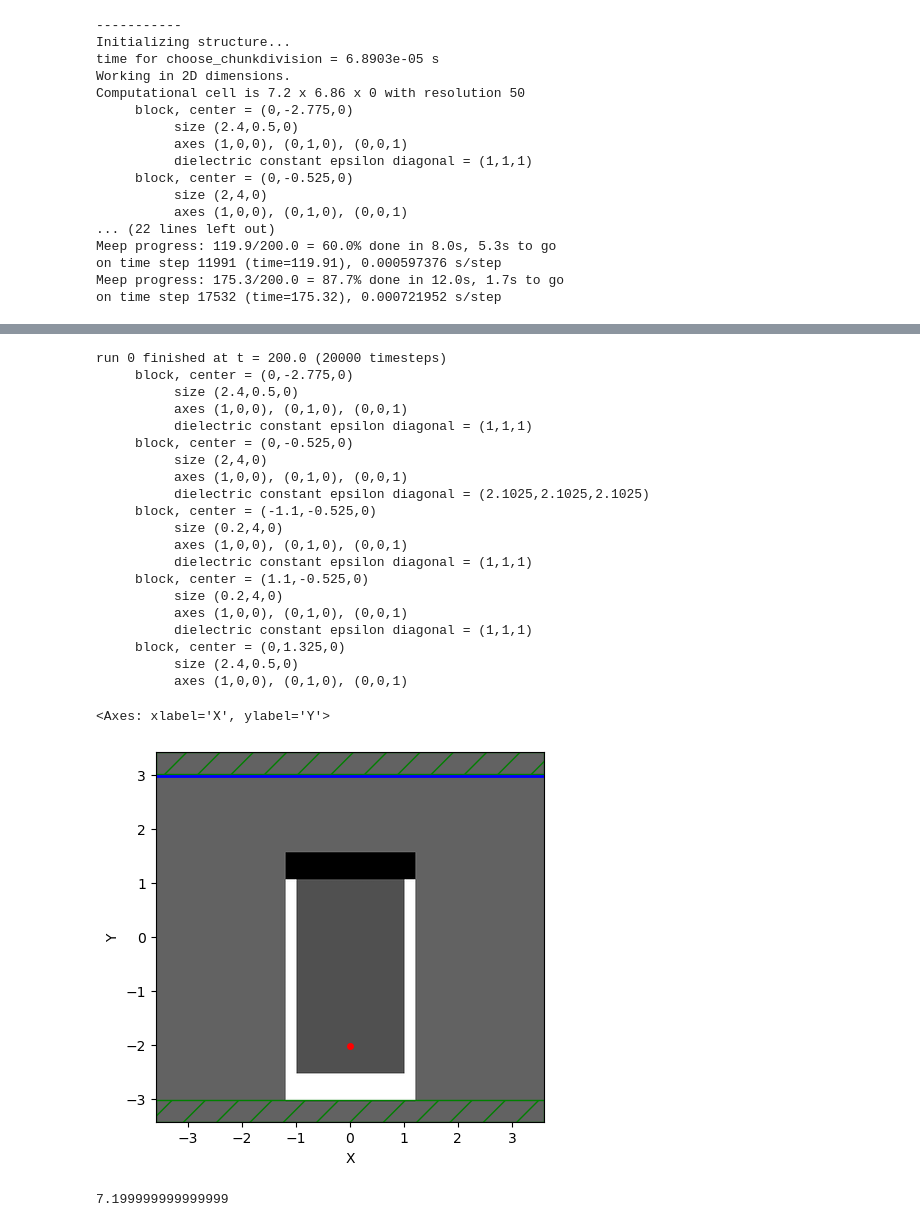
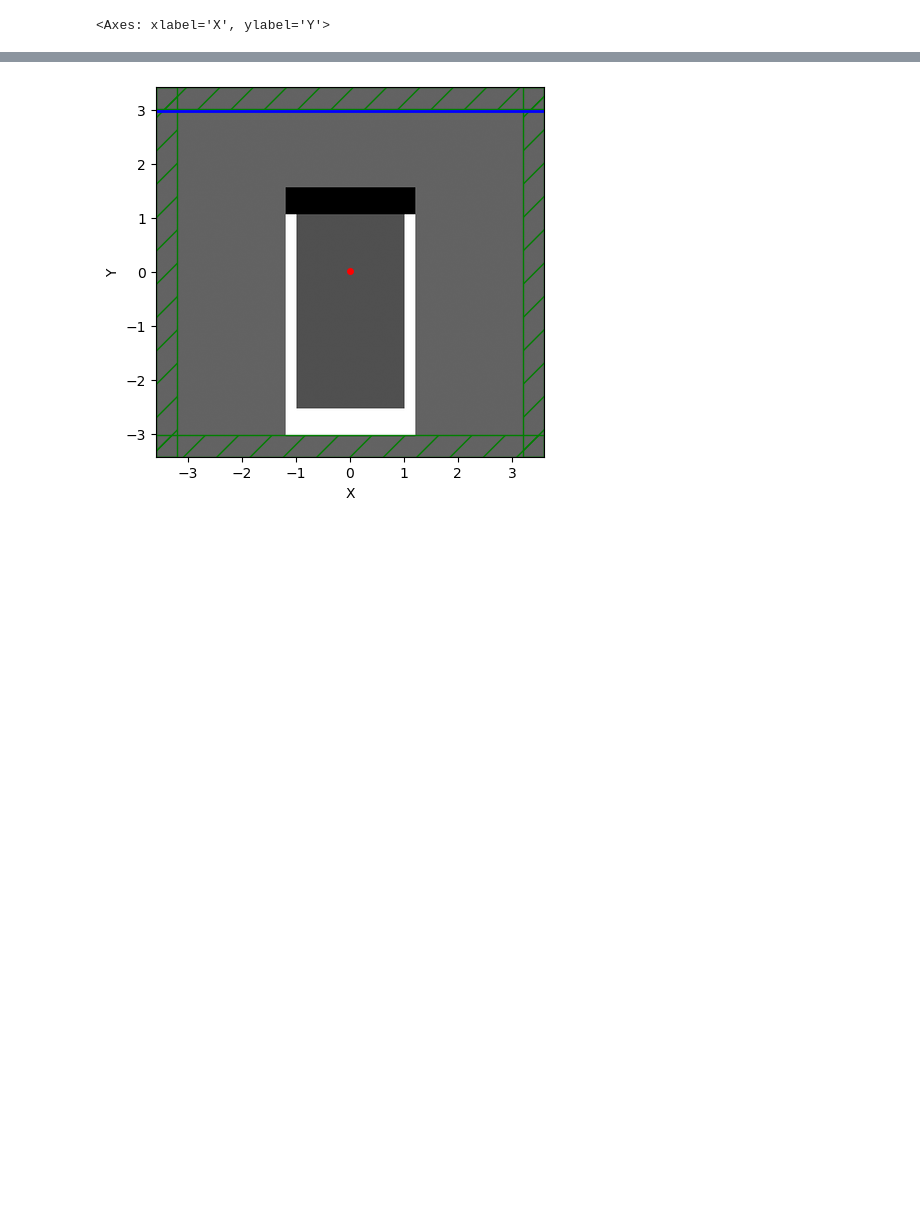
Before and after one commit to M2nion/EIDL, a Jupyter notebook: Tool/Meep/LGD/LGD setup/Mode decomposition/Kyungmin/2025/07/29/Reference data/OLED_Singlelayer_mode_decom.ipynb, the cells around one changed output, grey strips where cells are left out. Drawn from its saved outputs; the diff is of its cells as text; code cells hidden in the pictures; blank space fills up the shorter version.

```diff
--- a/Tool/Meep/LGD/LGD setup/Mode decomposition/Kyungmin/2025/07/29/Reference data/OLED_Singlelayer_mode_decom.ipynb
+++ b/Tool/Meep/LGD/LGD setup/Mode decomposition/Kyungmin/2025/07/29/Reference data/OLED_Singlelayer_mode_decom.ipynb
@@ -61,7 +61,7 @@ center_y_ag = y_bottom + tpml + tag_bot / 2
 center_y_sio2 = y_bottom + tpml + tag_bot + tsio2 / 2
 center_y_design = y_bottom + tpml + tag_bot + tsio2 + design_region_height / 2
 center_y_monitor_position = y_bottom + tpml + tag_bot + tsio2 + design_region_height + monitor_position
-center_y_source_position = y_bottom + tpml + tag_bot + 1 / fcen
+center_y_source_position = y_bottom + tpml + tag_bot + 5 / fcen
 center_Ag_x_position = design_region_width / 2 - width_ag / 2
 
 boundary_layers = [
@@ -178,6 +178,7 @@ sources = [
 ]
 
 
+k0 = mp.Vector3(0,0,0)
 
 sims = [
     mp.Simulation(
@@ -188,11 +189,17 @@ sims = [
         sources=[src],
         default_material=mp.Medium(index=1),
         extra_materials=[Ag],
-        k_point=mp.Vector3(0,0,0)
+        k_point=k0
     )
     for src in sources
 ]
 
+monitor_position_J = mp.Vector3(0, center_y_monitor_position)
+monitor_size = mp.Vector3(width_bot_ag*3, 0)
+
+dft_monitor = sims[0].add_dft_fields([mp.Ez], fcen,0,1, center = monitor_position_J, size = monitor_size, yee_grid=True)
+
+
 sims[0].plot2D()
 # %% [output]
 Warning: grid volume is not an integer number of pixels; cell size will be rounded to nearest pixel.
@@ -226,11 +216,9 @@ print(total_modes)  # → 31
 # %%
-monitor_position_J = mp.Vector3(0, center_y_monitor_position)
-monitor_size = mp.Vector3(Sx*3, 0)
+# sims[0].run(until=200)
 
-dft_monitor = sims[0].add_dft_fields([mp.Ez], fcen,0,1, center = monitor_position_J, size = monitor_size, yee_grid=True)
-
-sims[0].run(until=200)
-
+sims[0].run(until_after_sources=mp.stop_when_fields_decayed(
+            10/(fmax-fmin), mp.Ez, sources[0].center, 1e-3
+        ))
 
 Ez_dft =sims[0].get_dft_array(dft_monitor,mp.Ez,0)
 
@@ -240,17 +229 @@ Warning: grid volume is not an integer number of pixels; cell size will be round
------------
-Initializing structure...
-time for choose_chunkdivision = 6.8903e-05 s
-Working in 2D dimensions.
-Computational cell is 7.2 x 6.86 x 0 with resolution 50
-     block, center = (0,-2.775,0)
-          size (2.4,0.5,0)
-          axes (1,0,0), (0,1,0), (0,0,1)
-          dielectric constant epsilon diagonal = (1,1,1)
-     block, center = (0,-0.525,0)
-          size (2,4,0)
-          axes (1,0,0), (0,1,0), (0,0,1)
-... (22 lines left out)
-Meep progress: 119.9/200.0 = 60.0% done in 8.0s, 5.3s to go
-on time step 11991 (time=119.91), 0.000597376 s/step
-Meep progress: 175.3/200.0 = 87.7% done in 12.0s, 1.7s to go
-on time step 17532 (time=175.32), 0.000721952 s/step
+<Axes: xlabel='X', ylabel='Y'>
@@ -258,26 +230 @@ Warning: grid volume is not an integer number of pixels; cell size will be round
-run 0 finished at t = 200.0 (20000 timesteps)
-     block, center = (0,-2.775,0)
-          size (2.4,0.5,0)
-          axes (1,0,0), (0,1,0), (0,0,1)
-          dielectric constant epsilon diagonal = (1,1,1)
-     block, center = (0,-0.525,0)
-          size (2,4,0)
-          axes (1,0,0), (0,1,0), (0,0,1)
-          dielectric constant epsilon diagonal = (2.1025,2.1025,2.1025)
-     block, center = (-1.1,-0.525,0)
-          size (0.2,4,0)
-          axes (1,0,0), (0,1,0), (0,0,1)
-          dielectric constant epsilon diagonal = (1,1,1)
-     block, center = (1.1,-0.525,0)
-          size (0.2,4,0)
-          axes (1,0,0), (0,1,0), (0,0,1)
-          dielectric constant epsilon diagonal = (1,1,1)
-     block, center = (0,1.325,0)
-          size (2.4,0.5,0)
-          axes (1,0,0), (0,1,0), (0,0,1)
-<Axes: xlabel='X', ylabel='Y'>
-[figure, old version]
+[figure, new version]
-# %%
-design_region_width*3
-# %% [output]
-7.199999999999999
```
Also changed, not shown: parts of 7 cells of this notebook, 2 other files.
